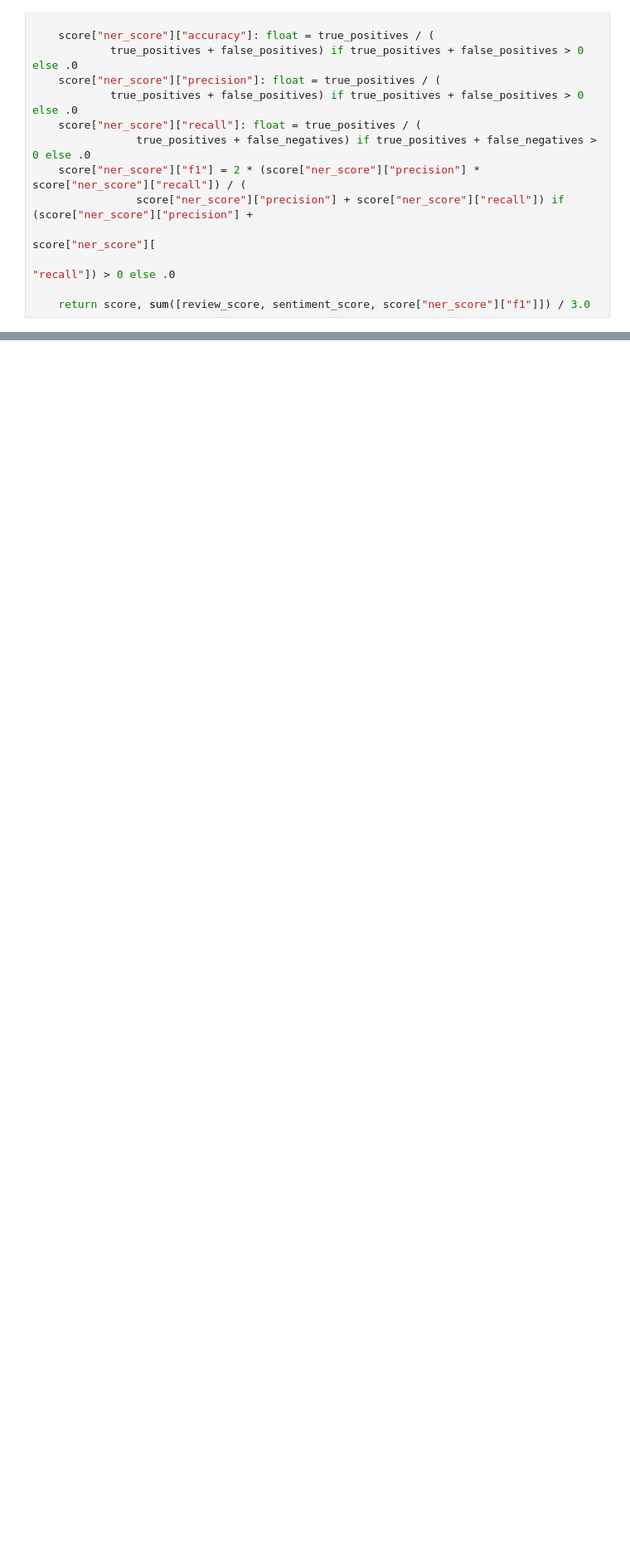
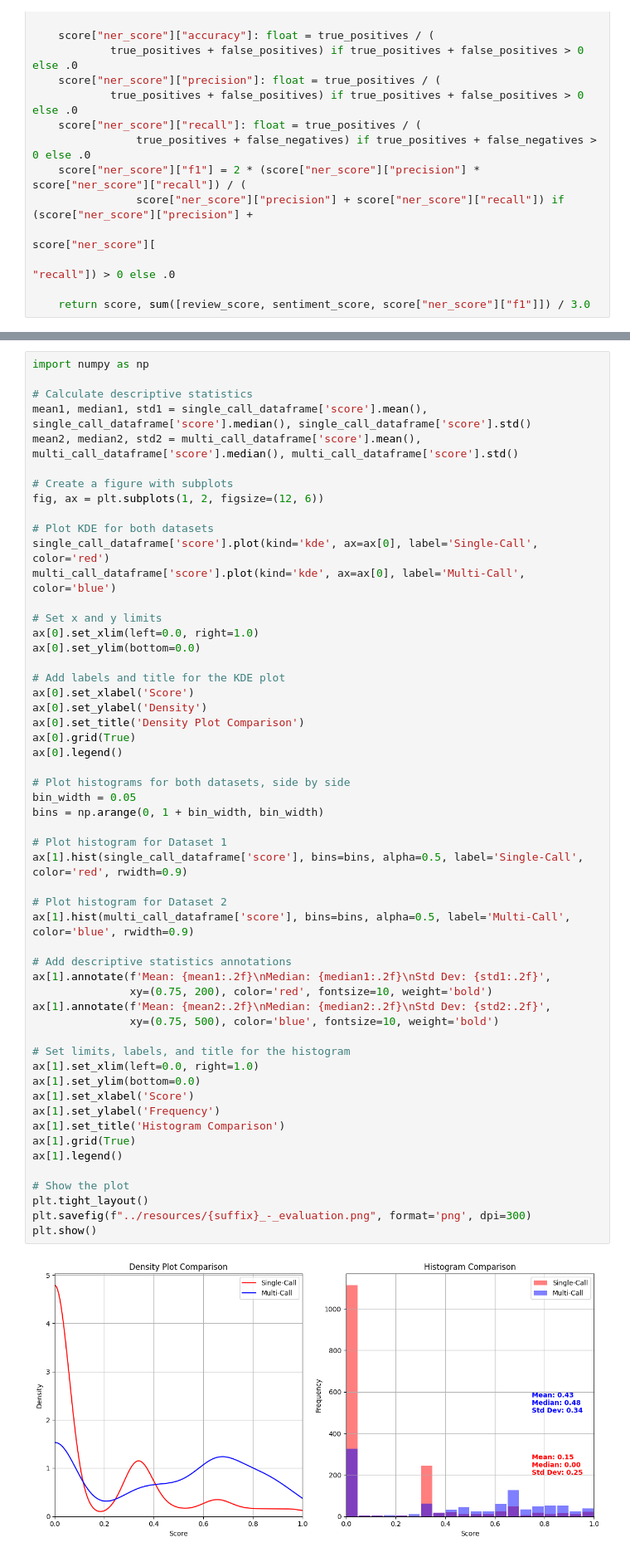
Before and after one commit to gozus19p/Comparative-Analysis-of-Prompt-Strategies-for-LLMs, a Jupyter notebook: notebooks/05. Evaluation.ipynb, the cells around one changed output, grey strips where cells are left out. Shown at 83% size. Drawn from its saved outputs; the diff is of its cells as text; blank space fills up the shorter version.

```diff
--- a/notebooks/05. Evaluation.ipynb
+++ b/notebooks/05. Evaluation.ipynb
@@ -201,0 +219,56 @@ dataframe.to_excel("../resources/sampled_reviews_with_output_phi3_medium.xlsx")
+# %%
+import numpy as np
+
+# Calculate descriptive statistics
+mean1, median1, std1 = single_call_dataframe['score'].mean(), single_call_dataframe['score'].median(), single_call_dataframe['score'].std()
+mean2, median2, std2 = multi_call_dataframe['score'].mean(), multi_call_dataframe['score'].median(), multi_call_dataframe['score'].std()
+
+# Create a figure with subplots
+fig, ax = plt.subplots(1, 2, figsize=(12, 6))
+
+# Plot KDE for both datasets
+single_call_dataframe['score'].plot(kind='kde', ax=ax[0], label='Single-Call', color='red')
+multi_call_dataframe['score'].plot(kind='kde', ax=ax[0], label='Multi-Call', color='blue')
+
+# Set x and y limits
+ax[0].set_xlim(left=0.0, right=1.0)
+ax[0].set_ylim(bottom=0.0)
+
+# Add labels and title for the KDE plot
+ax[0].set_xlabel('Score')
+ax[0].set_ylabel('Density')
+ax[0].set_title('Density Plot Comparison')
+ax[0].grid(True)
+ax[0].legend()
+
+# Plot histograms for both datasets, side by side
+bin_width = 0.05
+bins = np.arange(0, 1 + bin_width, bin_width)
+
+# Plot histogram for Dataset 1
+ax[1].hist(single_call_dataframe['score'], bins=bins, alpha=0.5, label='Single-Call', color='red', rwidth=0.9)
+
+# Plot histogram for Dataset 2
+ax[1].hist(multi_call_dataframe['score'], bins=bins, alpha=0.5, label='Multi-Call', color='blue', rwidth=0.9)
+
+# Add descriptive statistics annotations
+ax[1].annotate(f'Mean: {mean1:.2f}\nMedian: {median1:.2f}\nStd Dev: {std1:.2f}',
+               xy=(0.75, 200), color='red', fontsize=10, weight='bold')
+ax[1].annotate(f'Mean: {mean2:.2f}\nMedian: {median2:.2f}\nStd Dev: {std2:.2f}',
+               xy=(0.75, 500), color='blue', fontsize=10, weight='bold')
+
+# Set limits, labels, and title for the histogram
+ax[1].set_xlim(left=0.0, right=1.0)
+ax[1].set_ylim(bottom=0.0)
+ax[1].set_xlabel('Score')
+ax[1].set_ylabel('Frequency')
+ax[1].set_title('Histogram Comparison')
+ax[1].grid(True)
+ax[1].legend()
+
+# Show the plot
+plt.tight_layout()
+plt.savefig(f"../resources/{suffix}_-_evaluation.png", format='png', dpi=300)
+plt.show()
+# %% [output]
+[figure, added]
```
Also changed, not shown: parts of 11 cells of this notebook, 6 other files.
